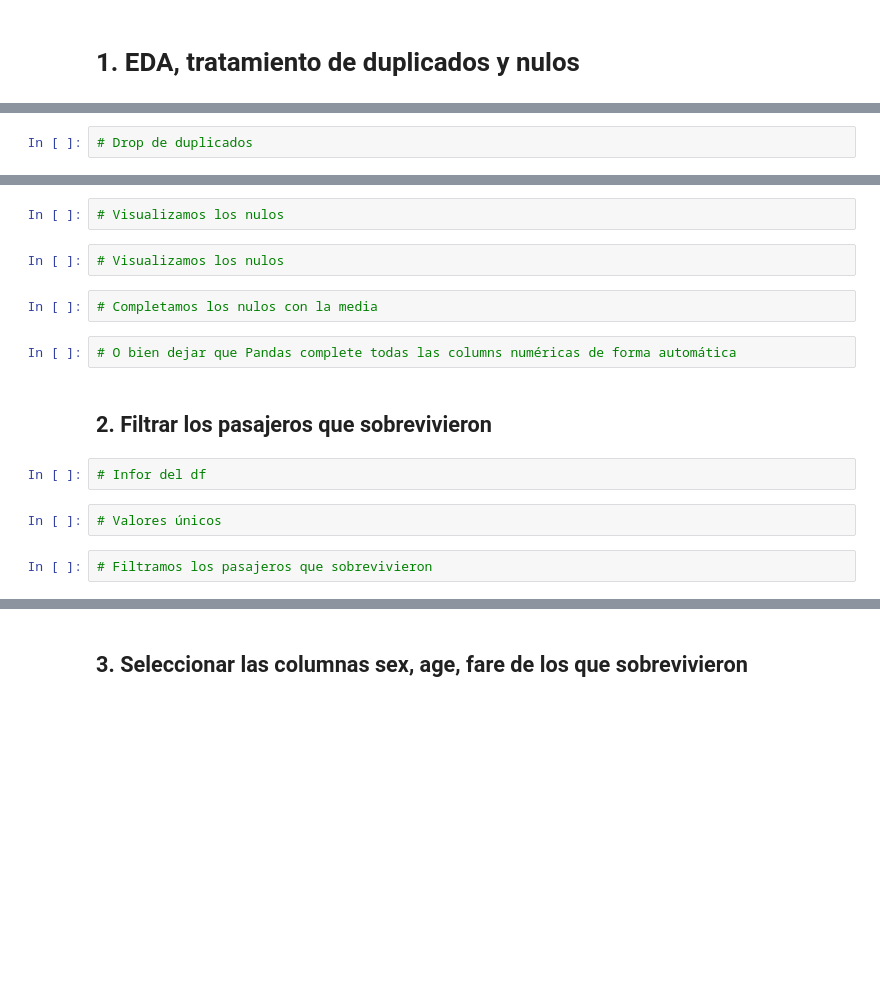
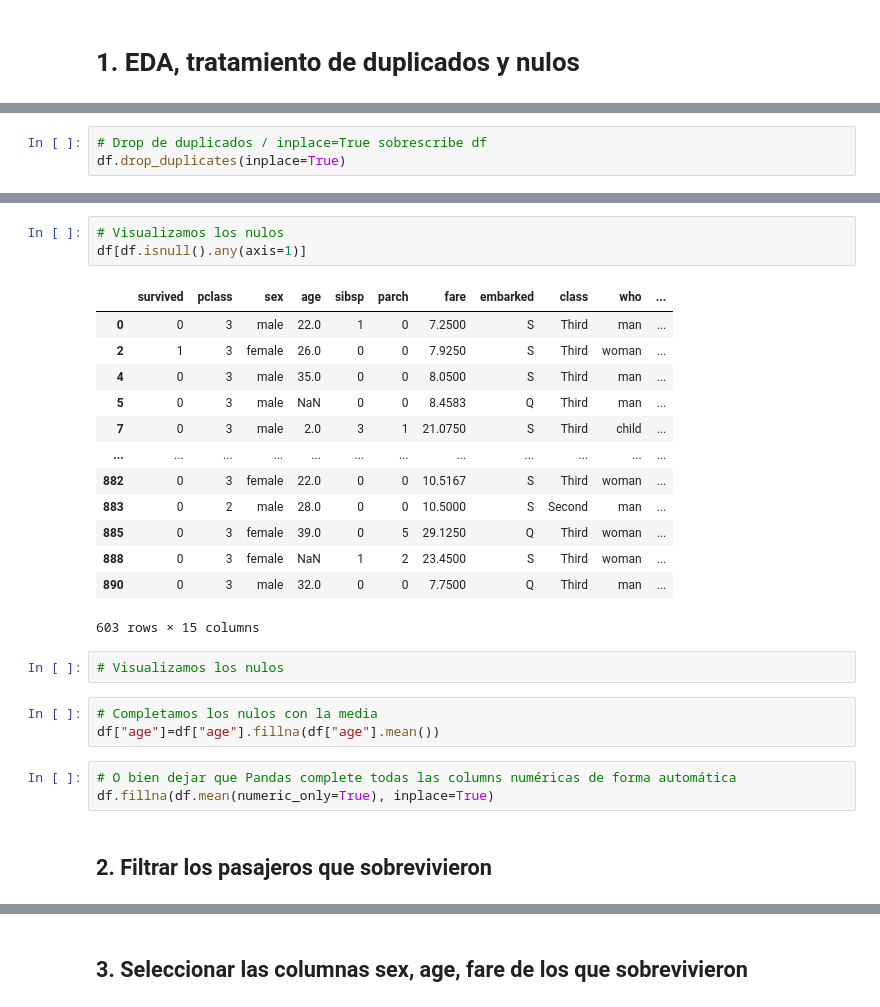
Before and after one commit to wvelazquez7/TT-2C2025-Data-Analitycs-Notebooks, a Jupyter notebook: After_class_6/After Class 6 - Actividad con Titanic.ipynb, the cells around one changed output, grey strips where cells are left out. Saved outputs shown, nothing was run; the diff lists cells and outputs as text; blank space fills up the shorter version.

```diff
--- a/After_class_6/After Class 6 - Actividad con Titanic.ipynb
+++ b/After_class_6/After Class 6 - Actividad con Titanic.ipynb
@@ -27,2 +63,3 @@ df.head()
 # %%
-# Drop de duplicados
+# Drop de duplicados / inplace=True sobrescribe df
+df.drop_duplicates(inplace=True)
@@ -31,16 +90,27 @@ df.head()
+# %%
+# Visualizamos los nulos
+df[df.isnull().any(axis=1)]
+# %% [output]
+|  | survived | pclass | sex | age | sibsp | parch | fare | embarked | class | who | ... |
+| 0 | 0 | 3 | male | 22.0 | 1 | 0 | 7.2500 | S | Third | man | ... |
+| 2 | 1 | 3 | female | 26.0 | 0 | 0 | 7.9250 | S | Third | woman | ... |
+| 4 | 0 | 3 | male | 35.0 | 0 | 0 | 8.0500 | S | Third | man | ... |
+| 5 | 0 | 3 | male | NaN | 0 | 0 | 8.4583 | Q | Third | man | ... |
+| 7 | 0 | 3 | male | 2.0 | 3 | 1 | 21.0750 | S | Third | child | ... |
+| ... | ... | ... | ... | ... | ... | ... | ... | ... | ... | ... | ... |
+| 882 | 0 | 3 | female | 22.0 | 0 | 0 | 10.5167 | S | Third | woman | ... |
+| 883 | 0 | 2 | male | 28.0 | 0 | 0 | 10.5000 | S | Second | man | ... |
+| 885 | 0 | 3 | female | 39.0 | 0 | 5 | 29.1250 | Q | Third | woman | ... |
+| 888 | 0 | 3 | female | NaN | 1 | 2 | 23.4500 | S | Third | woman | ... |
+| 890 | 0 | 3 | male | 32.0 | 0 | 0 | 7.7500 | Q | Third | man | ... |
+603 rows × 15 columns
 # %%
 # Visualizamos los nulos
-# %%
-# Visualizamos los nulos
 # %%
 # Completamos los nulos con la media
+df["age"]=df["age"].fillna(df["age"].mean())
 # %%
 # O bien dejar que Pandas complete todas las columns numéricas de forma automática
+df.fillna(df.mean(numeric_only=True), inplace=True)
 # %% [markdown]
 ## 2. Filtrar los pasajeros que sobrevivieron
-# %%
-# Infor del df
-# %%
-# Valores únicos
-# %%
-# Filtramos los pasajeros que sobrevivieron
```
Also changed, not shown: parts of 29 cells of this notebook, 1 other file.
